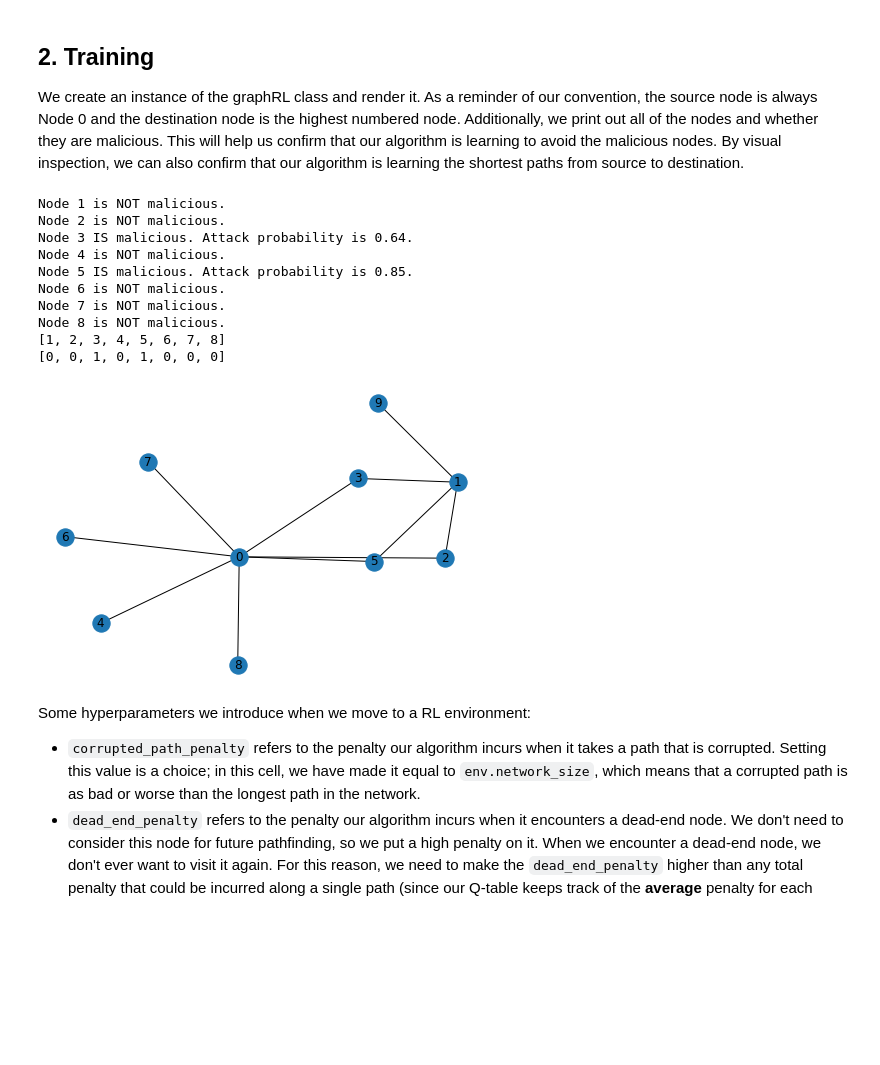
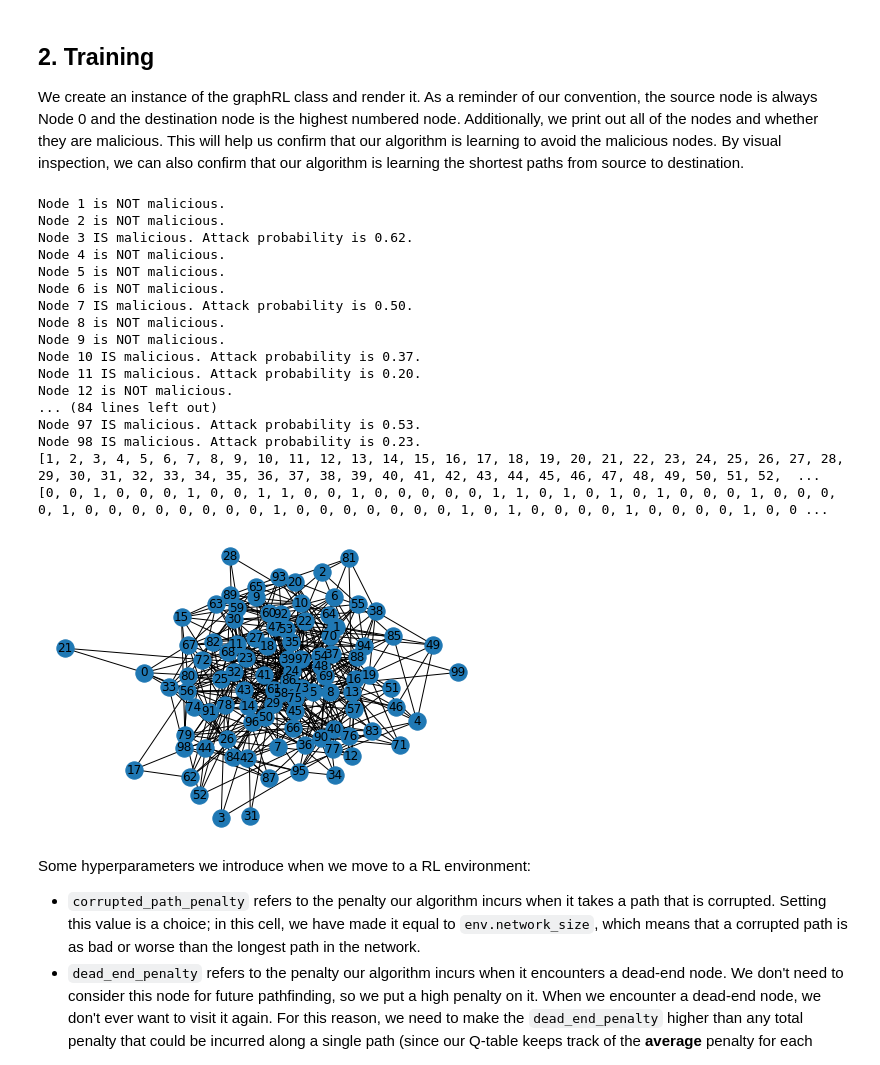
Before and after one commit to apeiffer/IoTSecurity, a Jupyter notebook: code/2_RL.ipynb, the cells around one changed output. Saved outputs shown, nothing was run; the diff lists cells and outputs as text; code cells hidden in the pictures; blank space fills up the shorter version.

Commit message:
small changes to prepare for training on bigger networks

```diff
--- a/code/2_RL.ipynb
+++ b/code/2_RL.ipynb
@@ -121,7 +121,7 @@ class graphRL(gym.Env):
 
             while num_mal > 0:
                 rand = np.random.randint(0, network_size)
-                if rand != src and rand != dst and rand not in self.mal_nodes:
+                if rand != self.src and rand != self.dst and rand not in self.mal_nodes:
                     self.mal_nodes.append(rand)
                     num_mal -= 1
 
@@ -154,38 +154,45 @@ class graphRL(gym.Env):
 ## 2. Training
 We create an instance of the graphRL class and render it. As a reminder of our convention, the source node is always Node 0 and the destination node is the highest numbered node. Additionally, we print out all of the nodes and whether they are malicious. This will help us confirm that our algorithm is learning to avoid the malicious nodes. By visual inspection, we can also confirm that our algorithm is learning the shortest paths from source to destination.
 # %%
-# env = graphRL(network_size=10, edge_prob=0.1, percent_mal=0.4, attack_probs=[0.3, 0.8])
-env = graphRL('./env/env1.txt')
+env = graphRL(network_size=100, edge_prob=0.1, percent_mal=0.3, attack_probs=[0.2, 0.8])
+# env = graphRL('./env/env1.txt')
 nodes = []
 labels_real = []
 
 for a in env.devices:
     if a.node == env.src or a.node == env.dst:
         continue
     nodes.append(a.node)
 
     if a.mal:
         labels_real.append(MAL)
         print(f'Node {a.node} IS malicious. Attack probability is {a.attack_prob:.2f}.')
     else:
         labels_real.append(NOT_MAL)
         print(f'Node {a.node} is NOT malicious.')
 
 print(nodes)
 print(labels_real)
 env.render()
 # %% [output]
 Node 1 is NOT malicious.
 Node 2 is NOT malicious.
-Node 3 IS malicious. Attack probability is 0.64.
+Node 3 IS malicious. Attack probability is 0.62.
 Node 4 is NOT malicious.
-Node 5 IS malicious. Attack probability is 0.85.
+Node 5 is NOT malicious.
 Node 6 is NOT malicious.
-Node 7 is NOT malicious.
+Node 7 IS malicious. Attack probability is 0.50.
 Node 8 is NOT malicious.
-[1, 2, 3, 4, 5, 6, 7, 8]
-[0, 0, 1, 0, 1, 0, 0, 0]
+Node 9 is NOT malicious.
+Node 10 IS malicious. Attack probability is 0.37.
+Node 11 IS malicious. Attack probability is 0.20.
+Node 12 is NOT malicious.
+... (84 lines left out)
+Node 97 IS malicious. Attack probability is 0.53.
+Node 98 IS malicious. Attack probability is 0.23.
+[1, 2, 3, 4, 5, 6, 7, 8, 9, 10, 11, 12, 13, 14, 15, 16, 17, 18, 19, 20, 21, 22, 23, 24, 25, 26, 27, 28, 29, 30, 31, 32, 33, 34, 35, 36, 37, 38, 39, 40, 41, 42, 43, 44, 45, 46, 47, 48, 49, 50, 51, 52,  ...
+[0, 0, 1, 0, 0, 0, 1, 0, 0, 1, 1, 0, 0, 1, 0, 0, 0, 0, 0, 1, 1, 0, 1, 0, 1, 0, 1, 0, 0, 0, 1, 0, 0, 0, 0, 1, 0, 0, 0, 0, 0, 0, 0, 0, 1, 0, 0, 0, 0, 0, 0, 0, 1, 0, 1, 0, 0, 0, 0, 1, 0, 0, 0, 0, 1, 0, 0 ...
-[figure, old version]
+[figure, new version]
 # %% [markdown]
 Some hyperparameters we introduce when we move to a RL environment:
 * `corrupted_path_penalty` refers to the penalty our algorithm incurs when it takes a path that is corrupted. Setting this value is a choice; in this cell, we have made it equal to `env.network_size`, which means that a corrupted path is as bad or worse than the longest path in the network.
```
Also changed, not shown: parts of 7 cells of this notebook.
